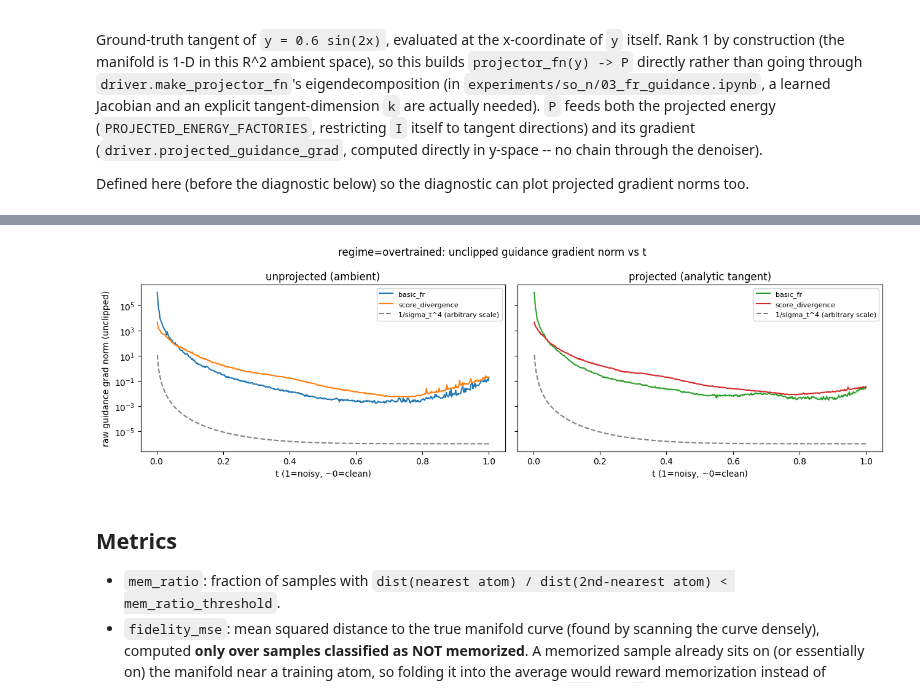
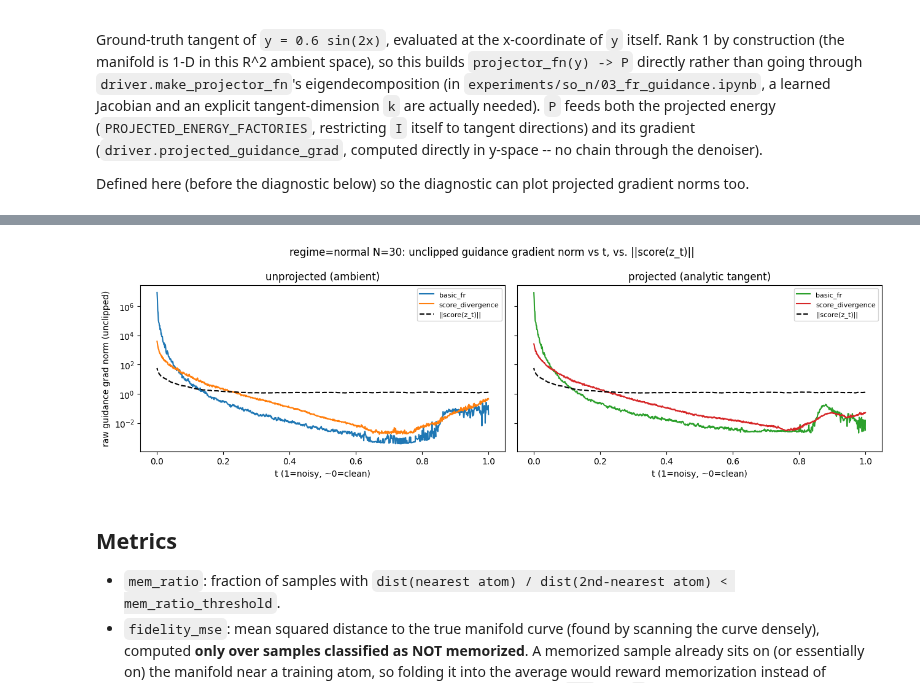
Before and after one commit to narbengusu/denoising_memorization, a Jupyter notebook: experiments/toy_manifold/02_fr_guidance.ipynb, the cells around one changed output, grey strips where cells are left out. Cells and saved outputs as stored; diff of their text form; code cells hidden in the pictures.

```diff
--- a/experiments/toy_manifold/02_fr_guidance.ipynb
+++ b/experiments/toy_manifold/02_fr_guidance.ipynb
@@ -60,28 +72,28 @@ Loaded score net.
 # %%
 config = {
     "beta_min": train_config["beta_min"], "beta_max": train_config["beta_max"], "T": train_config["T"],
-    "n_steps": 500,
-    "n_samples": 500,
+    "n_steps": 1000,
+    "n_samples": 200,
     "seed": 10,
     "k_neighbors": 3,
     "r_probes": 5,
-    "ell": 5,
-    "mem_ratio_threshold": 1 / 10,
-    "lambdas": [1, 10.0, 20, 50, 100, 200],
+    "ell": 1,
+    "mem_ratio_threshold": 1 / 3,
+    "lambdas": [0.01, 0.1, 0.5],
 
-    "grad_clips": [1.0, 10],
+    "grad_clips": [1000, 10000, 100000],
 }
 
 
 windows = {
-    "throughout": (0.0, 0.95),
+    "throughout": (0.0, 1),
     "early": (0.0, 0.25),
-    "early_mid": (0.0, 0.5),
+    #"early_mid": (0.0, 0.5),
     "mid": (0.25, 0.75),
-    "mid_late": (0.5, 0.95),
-    "late": (0.75, 0.95),
-    "very_late": (0.85, 0.95),
-    "very_early": (0, 0.15)
+    #"mid_late": (0.5, 1.0),
+    "late": (0.75, 1),
+    #"very_late": (0.85, 0.95),
+    #"very_early": (0, 0.15)
 }
 
 # Schedule (VP-linear here; swap these four to change schedule -- everything else reads
@@ -236,44 +254,47 @@ diag_energy_fns = {"basic_fr": make_knn_energy_fn(), "score_divergence": make_sc
 diag_projected_energy_fns = {"basic_fr": make_knn_projected_energy_fn(), "score_divergence": make_score_divergence_projected_energy_fn()}
 
 diag_rows = []
+score_norm_rows = []
 for step_idx in range(1, n_steps + 1):
     z_next = base_step_fn(z, step_idx)   # also sets t_vec_holder["t"] for this step
     t_val = t_vec_holder["t"][0].item()
     sigma2_val = sigma2(t_vec_holder["t"])[0].item()
+    with torch.no_grad():
+        score = -net(z, t_vec_holder["t"]) / sigma2(t_vec_holder["t"])[:, None].sqrt()
+    score_norm_rows.append({"step_idx": step_idx, "t": t_val, "score_norm_mean": score.norm(dim=-1).mean().item()})
     for name, energy_fn in diag_energy_fns.items():
         grad, _, _ = driver.guidance_grad(y_fn, z, energy_fn, target_range=None, grad_clip=None)
         gnorm = grad.norm(dim=-1)
         diag_rows.append({"step_idx": step_idx, "t": t_val, "sigma2": sigma2_val, "method": name, "projected": False,
                            "grad_norm_mean": gnorm.mean().item(), "grad_norm_max": gnorm.max().item()})
     for name, energy_fn in diag_projected_energy_fns.items():
         grad, _, _ = driver.projected_guidance_grad(y_fn, z, energy_fn, analytic_tangent_projector, target_range=None, grad_clip=None)
         gnorm = grad.norm(dim=-1)
         diag_rows.append({"step_idx": step_idx, "t": t_val, "sigma2": sigma2_val, "method": name, "projected": True,
                            "grad_norm_mean": gnorm.mean().item(), "grad_norm_max": gnorm.max().item()})
     z = z_next
 
 diag_df = pd.DataFrame(diag_rows)
+score_norm_df = pd.DataFrame(score_norm_rows)
 
 UNPROJ_COLORS = {"basic_fr": "tab:blue", "score_divergence": "tab:orange"}
 PROJ_COLORS = {"basic_fr": "tab:green", "score_divergence": "tab:red"}
 
 fig, axes = plt.subplots(1, 2, figsize=(13, 4), sharex=True, sharey=True)
 for name, sub in diag_df[~diag_df["projected"]].groupby("method"):
     axes[0].plot(sub["t"], sub["grad_norm_mean"], label=name, color=UNPROJ_COLORS[name])
 for name, sub in diag_df[diag_df["projected"]].groupby("method"):
     axes[1].plot(sub["t"], sub["grad_norm_mean"], label=name, color=PROJ_COLORS[name])
 
-ref_t = diag_df["t"].unique()
-ref_curve = 1.0 / diag_df.drop_duplicates("t")["sigma2"] ** 2 * 1e-6
 for ax, title in zip(axes, ["unprojected (ambient)", "projected (analytic tangent)"]):
-    ax.plot(ref_t, ref_curve, "--", color="gray", label="1/sigma_t^4 (arbitrary scale)")
+    ax.plot(score_norm_df["t"], score_norm_df["score_norm_mean"], "--", color="black", label="||score(z_t)||")
     ax.set_xlabel("t (1=noisy, ~0=clean)"); ax.set_yscale("log"); ax.invert_xaxis()
     ax.set_title(title); ax.legend(fontsize=8)
 axes[0].set_ylabel("raw guidance grad norm (unclipped)")
-fig.suptitle(f"regime={REGIME}: unclipped guidance gradient norm vs t")
-plt.tight_layout(); plt.savefig(f"checkpoints/grad_norm_vs_t_{REGIME}.png", dpi=120); plt.show()
+fig.suptitle(f"regime={REGIME} N={N}: unclipped guidance gradient norm vs t, vs. ||score(z_t)||")
+plt.tight_layout(); plt.savefig(f"{OUT_DIR}/grad_norm_vs_t.png", dpi=120); plt.show()
 # %% [output]
-[figure, old version]
+[figure, new version]
 # %% [markdown]
 ## Metrics
 
```
Also changed, not shown: parts of 14 cells of this notebook, 4 other files.
